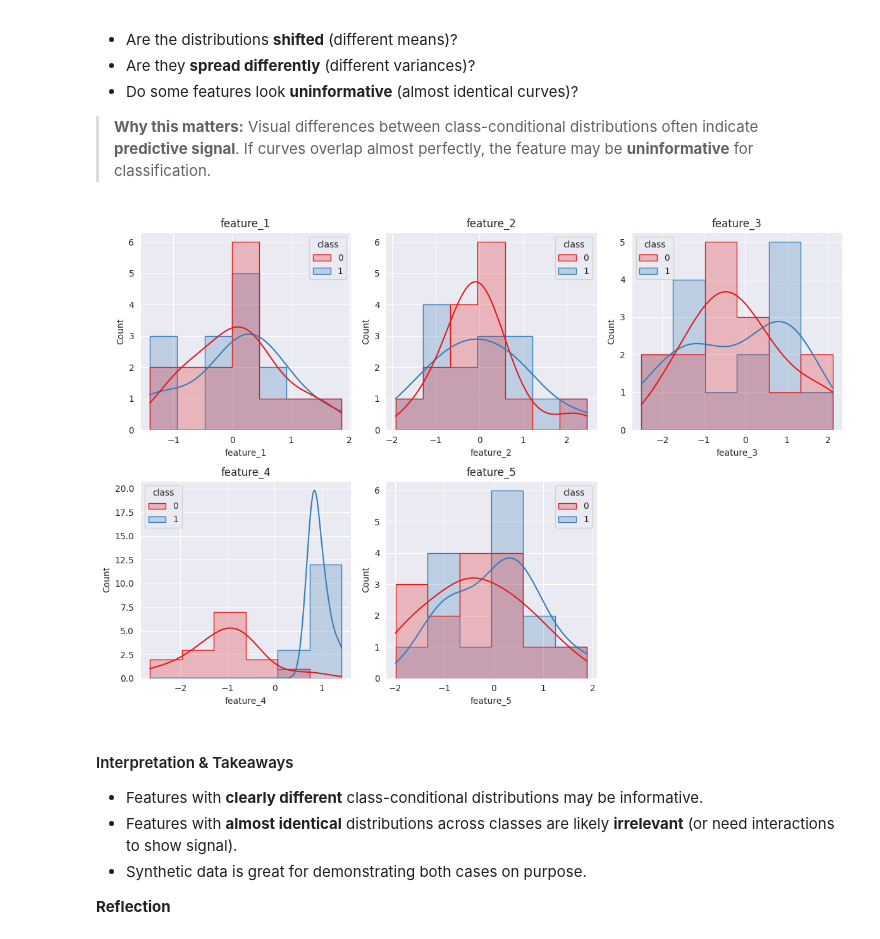
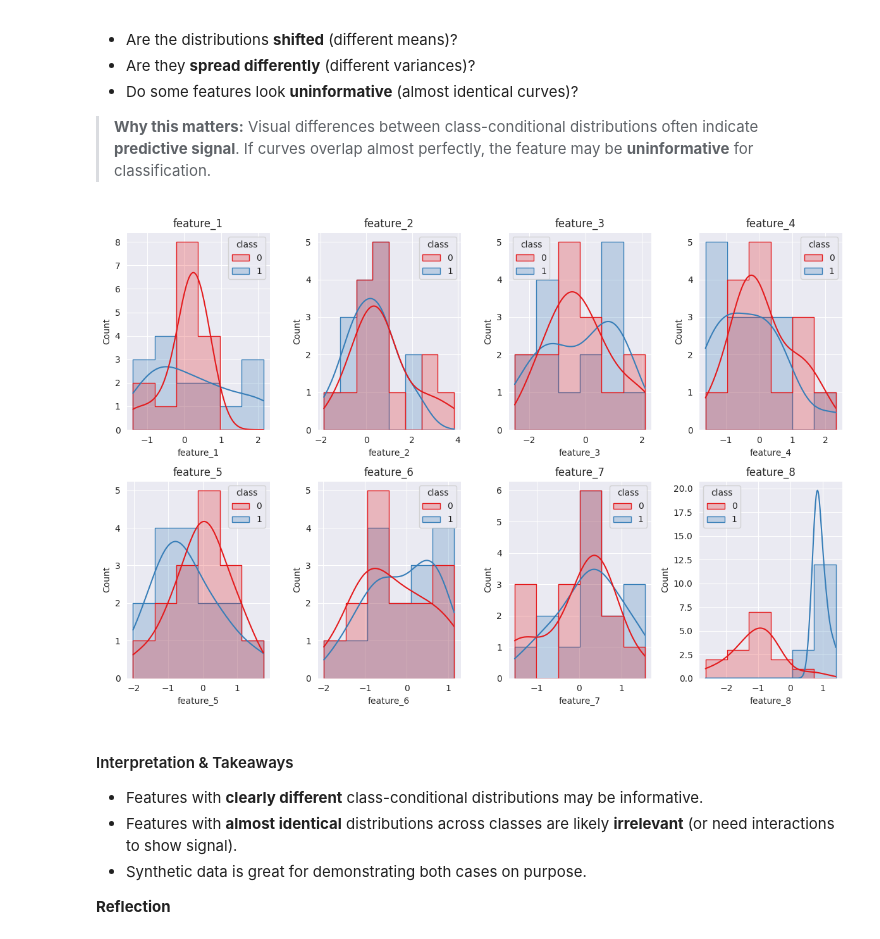
Before and after one commit to sigrun-may/synthetic-biomedical-data-course, a Jupyter notebook: notebooks/1.2-synthetic_biomedical_data.ipynb, the cells around one changed output. Drawn from its saved outputs; the diff is of its cells as text; code cells hidden in the pictures.

```diff
--- a/notebooks/1.2-synthetic_biomedical_data.ipynb
+++ b/notebooks/1.2-synthetic_biomedical_data.ipynb
@@ -71,16 +71,17 @@ from sklearn.datasets import make_classification
 import pandas as pd
 
 # Generate a dataset with:
-# - 100 samples (rows, like patients)
-# - 5 features (columns, like biomarkers)
+# - 30 samples (rows, like patients)
+# - 8 features (columns, like biomarkers)
 # - 2 informative features (really matter for classification)
 # - 2 classes (e.g., healthy vs diseased)
 X, y = make_classification(
     n_samples=30,
-    n_features=5,
+    n_features=8,
     n_informative=2,
     n_redundant=0,
     n_classes=2,
+    class_sep=1.0,
     random_state=42
 )
 
@@ -181,17 +182,17 @@ We now examine how each feature is distributed for each class:
 # %%
 # 3. Visualize feature distributions per class
 
 plt.figure(figsize=(12, 8))
 
 for i, col in enumerate(feature_names, 1):
-    plt.subplot(2, 3, i)   # 2 rows, 3 columns of plots
+    plt.subplot(2, 4, i)   # 2 rows, 3 columns of plots
     sns.histplot(data=df, x=col, hue="class", kde=True, element="step", palette="Set1")
     plt.title(col)
 
 plt.tight_layout()
 plt.show()
 # %% [output]
-[figure, old version]
+[figure, new version]
 # %% [markdown]
 #### Interpretation & Takeaways
 - Features with **clearly different** class-conditional distributions may be informative.
```
Also changed, not shown: parts of 3 cells of this notebook.
